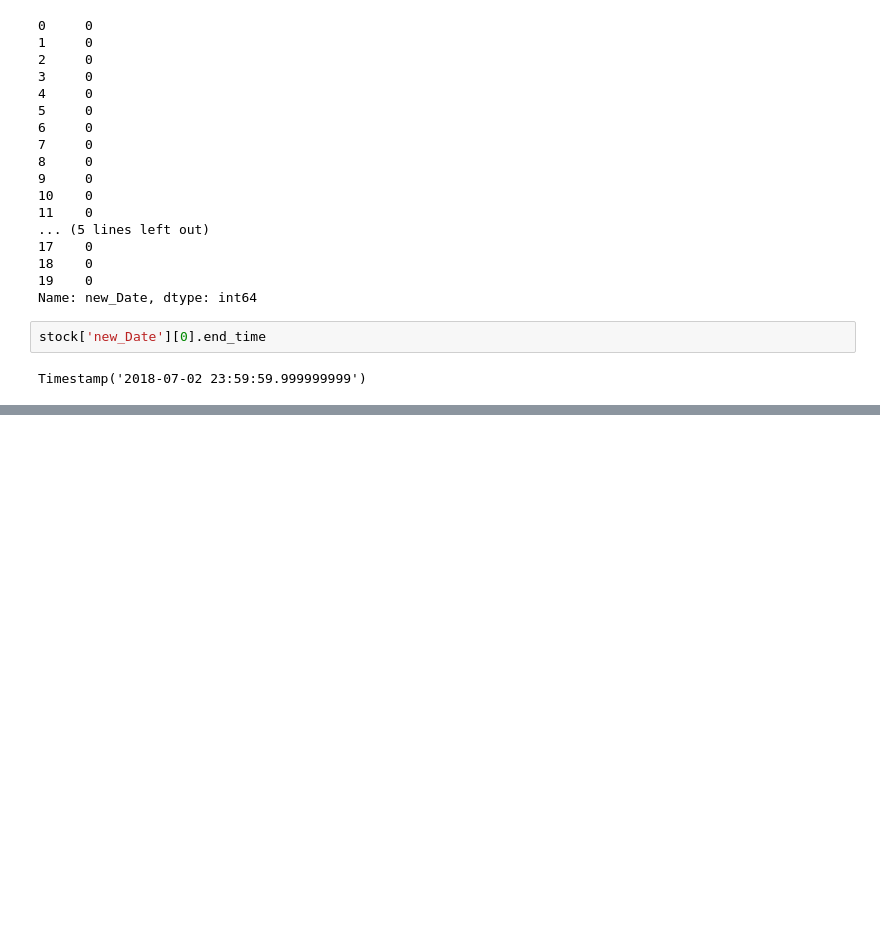
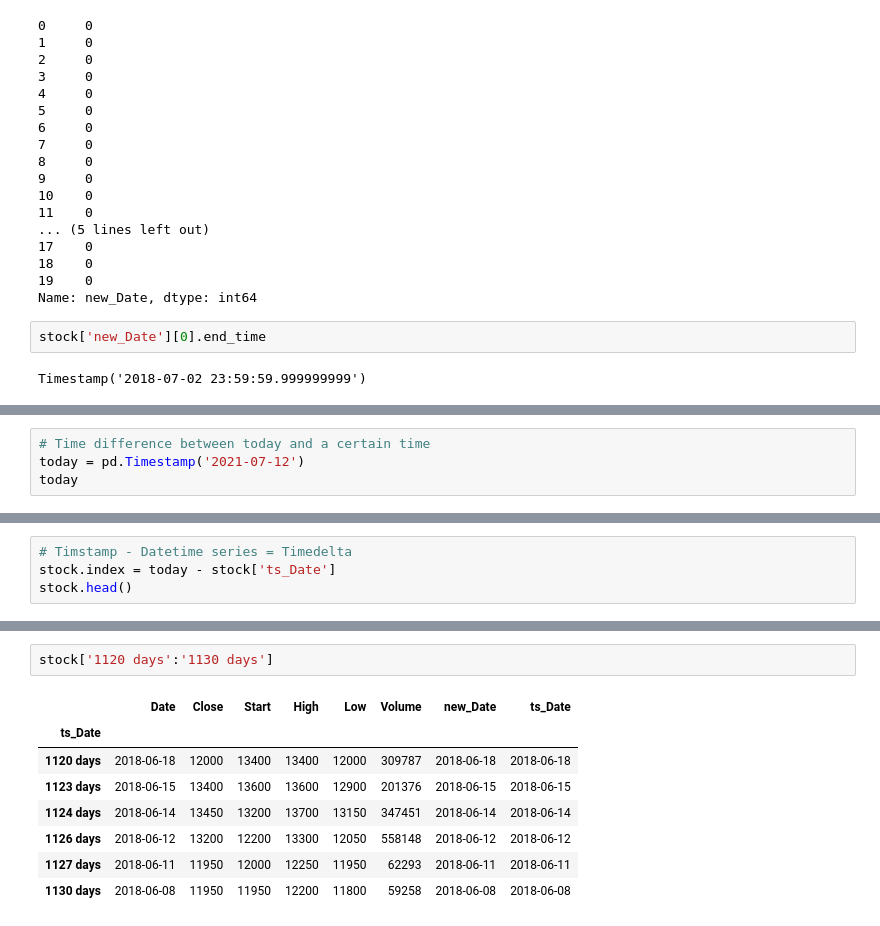
Before and after one commit to BreadFeet/Django_pjt01, a Jupyter notebook: Time_Series_practice.ipynb, the cells around one changed output, grey strips where cells are left out. Saved outputs shown, nothing was run; the diff lists cells and outputs as text; blank space fills up the shorter version.

Commit message:
Update Time_Series file

```diff
--- a/Time_Series_practice.ipynb
+++ b/Time_Series_practice.ipynb
@@ -514,0 +557,4 @@ Timestamp('2018-07-02 23:59:59.999999999')
+# %%
+# Time difference between today and a certain time
+today = pd.Timestamp('2021-07-12')
+today
@@ -514,0 +590,4 @@ Timestamp('2018-07-02 23:59:59.999999999')
+# %%
+# Timstamp - Datetime series = Timedelta
+stock.index = today - stock['ts_Date']
+stock.head()
@@ -514,0 +614,11 @@ Timestamp('2018-07-02 23:59:59.999999999')
+# %%
+stock['1120 days':'1130 days']
+# %% [output]
+|  | Date | Close | Start | High | Low | Volume | new_Date | ts_Date |
+| ts_Date |  |  |  |  |  |  |  |  |
+| 1120 days | 2018-06-18 | 12000 | 13400 | 13400 | 12000 | 309787 | 2018-06-18 | 2018-06-18 |
+| 1123 days | 2018-06-15 | 13400 | 13600 | 13600 | 12900 | 201376 | 2018-06-15 | 2018-06-15 |
+| 1124 days | 2018-06-14 | 13450 | 13200 | 13700 | 13150 | 347451 | 2018-06-14 | 2018-06-14 |
+| 1126 days | 2018-06-12 | 13200 | 12200 | 13300 | 12050 | 558148 | 2018-06-12 | 2018-06-12 |
+| 1127 days | 2018-06-11 | 11950 | 12000 | 12250 | 11950 | 62293 | 2018-06-11 | 2018-06-11 |
+| 1130 days | 2018-06-08 | 11950 | 11950 | 12200 | 11800 | 59258 | 2018-06-08 | 2018-06-08 |
```
Also changed, not shown: parts of 18 cells of this notebook, 2 other files.
